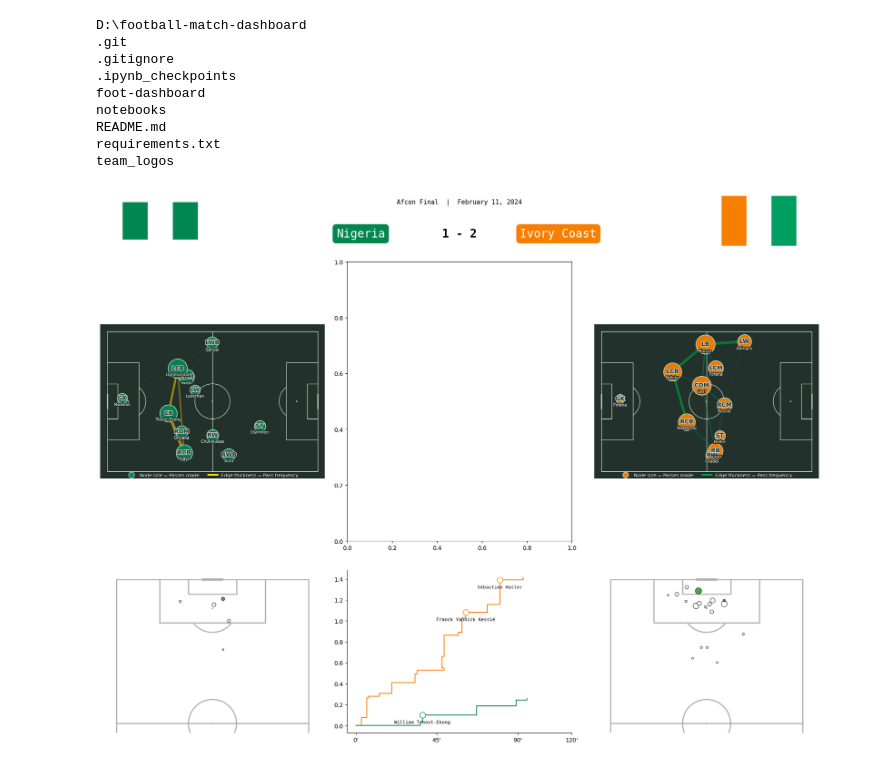
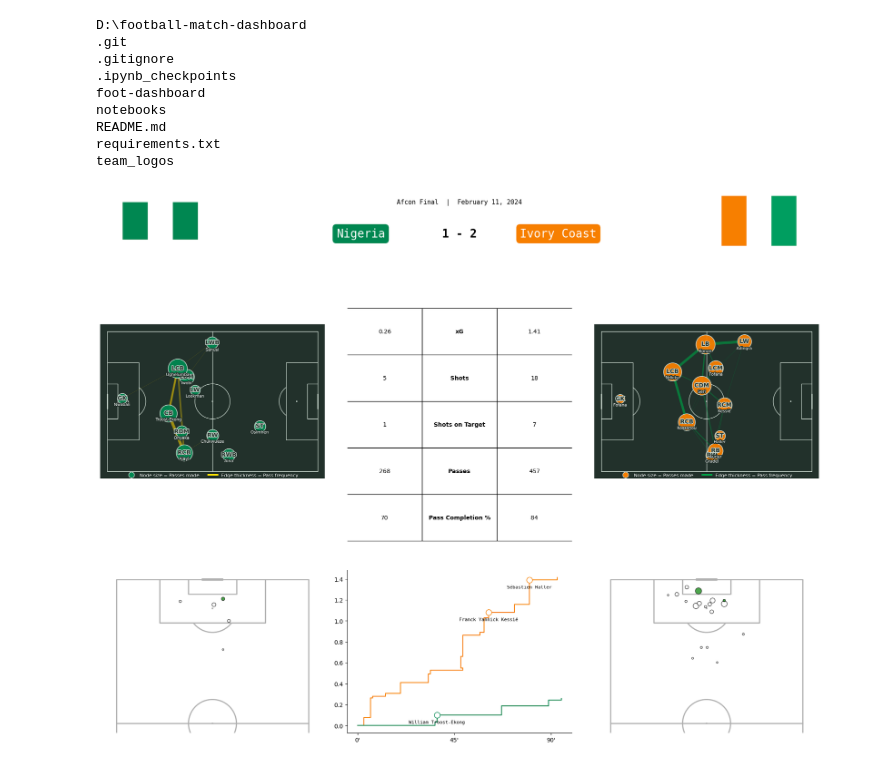
Before and after one commit to ashpe-osk/football-match-dashboard, a Jupyter notebook: notebooks/afcon2023_final_dashboard.ipynb, the cells around one changed output. Saved outputs shown, nothing was run; the diff lists cells and outputs as text; code cells hidden in the pictures.

```diff
--- a/notebooks/afcon2023_final_dashboard.ipynb
+++ b/notebooks/afcon2023_final_dashboard.ipynb
@@ -437,8 +430,8 @@ def create_xg_flow_chart(df, ax):
             )
 
     # Let's label the x axis with first and second half
-    ax.set_xticks([0, 45, 90, 120])
-    ax.set_xticklabels(['0\'', '45\'', '90\'', '120\''])
+    ax.set_xticks([0, 45, 90])
+    ax.set_xticklabels(['0\'', '45\'', '90\''])
 
     # Let's get rid of the right and top spines
     ax.spines['right'].set_visible(False)
@@ -484,33 +477,104 @@ create_passnetwork(
     edge_color    = '#FFD700',
 )
 
+ax5 = fig.add_axes([.35, .35, .30, .48])  # Middle, larger
+column_labels, table_vals = create_table(teamA, teamB)
 
-ax5 = fig.add_axes([.35, .35, .30, .48])  # Middle, larger
+# Create the table with proper headers
+table = ax5.table(
+    cellText=table_vals,
+    colLabels=['', '', ''],
+    cellLoc='center',
+    loc='center',
+    bbox=[0.0, 0.0, 1.0, 1.0]
+)
+
+table.set_fontsize(14)
+
+# Style each cell explicitly by row
+for (i, j), cell in table.get_celld().items():
+    # Header row
+    if i == 0:
+        cell.set_text_props(weight='bold', fontsize=13)
+        cell.set_facecolor('#f0f0f0')
+        cell.visible_edges = 'B'
+        continue
+
+    # Stat column - make it bold
+    if j == 1:
+        cell.set_text_props(weight='bold')
+
+    # Row 1 (xG) - vertical lines only
+    if i == 1:
+        if j == 0:
+            cell.visible_edges = 'R'
+        elif j == 1:
+            cell.visible_edges = 'RL'
+        elif j == 2:
+            cell.visible_edges = 'L'
+
+    # Row 2 (Shots) - top border + vertical lines
+    elif i == 2:
+        if j == 0:
+            cell.visible_edges = 'TR'
+        elif j == 1:
+            cell.visible_edges = 'TRL'
+        elif j == 2:
+            cell.visible_edges = 'TL'
+
+    # Row 3 (Shots on Target) - top border + vertical lines
+    elif i == 3:
+        if j == 0:
+            cell.visible_edges = 'TR'
+        elif j == 1:
+            cell.visible_edges = 'TRL'
+        elif j == 2:
+            cell.visible_edges = 'TL'
+
+    # Row 4 (Passes) - top border + vertical lines
+    elif i == 4:
+        if j == 0:
+            cell.visible_edges = 'TR'
+        elif j == 1:
+            cell.visible_edges = 'TRL'
+        elif j == 2:
+            cell.visible_edges = 'TL'
+
+    # Row 5 (Pass Completion %) - top border + vertical lines
+    elif i == 5:
+        if j == 0:
+            cell.visible_edges = 'TRB'
+        elif j == 1:
+            cell.visible_edges = 'TRLB'
+        elif j == 2:
+            cell.visible_edges = 'TLB'
+
+ax5.axis('off')
 
 ax6 = fig.add_axes([.68, .35, .30, .48])  # Larger and repositioned
 create_passnetwork(
     team_name_str = "Côte d'Ivoire",
     ax            = ax6,
     match_id      = match_id,
     node_color    = IVORYCOAST_COLOR,
     edge_color    = '#009A44',
 )
 
 # Shotmaps
 ax7 = fig.add_axes([.02, .02, .30, .28])
 create_shotmap(teamA, ax7)
 ax7.axis('off')
 
 ax8 = fig.add_axes([.35, .02, .30, .28])  # This could be stats or empty space
 create_xg_flow_chart(
     df,
     ax8
 )
 
 ax9 = fig.add_axes([.68, .02, .30, .28])
 create_shotmap(teamB, ax9)
 ax9.axis('off')
 
 plt.show()
 # %% [output]
-[figure, old version]
+[figure, new version]
```
Also changed, not shown: parts of 2 cells of this notebook, 3 other files.
